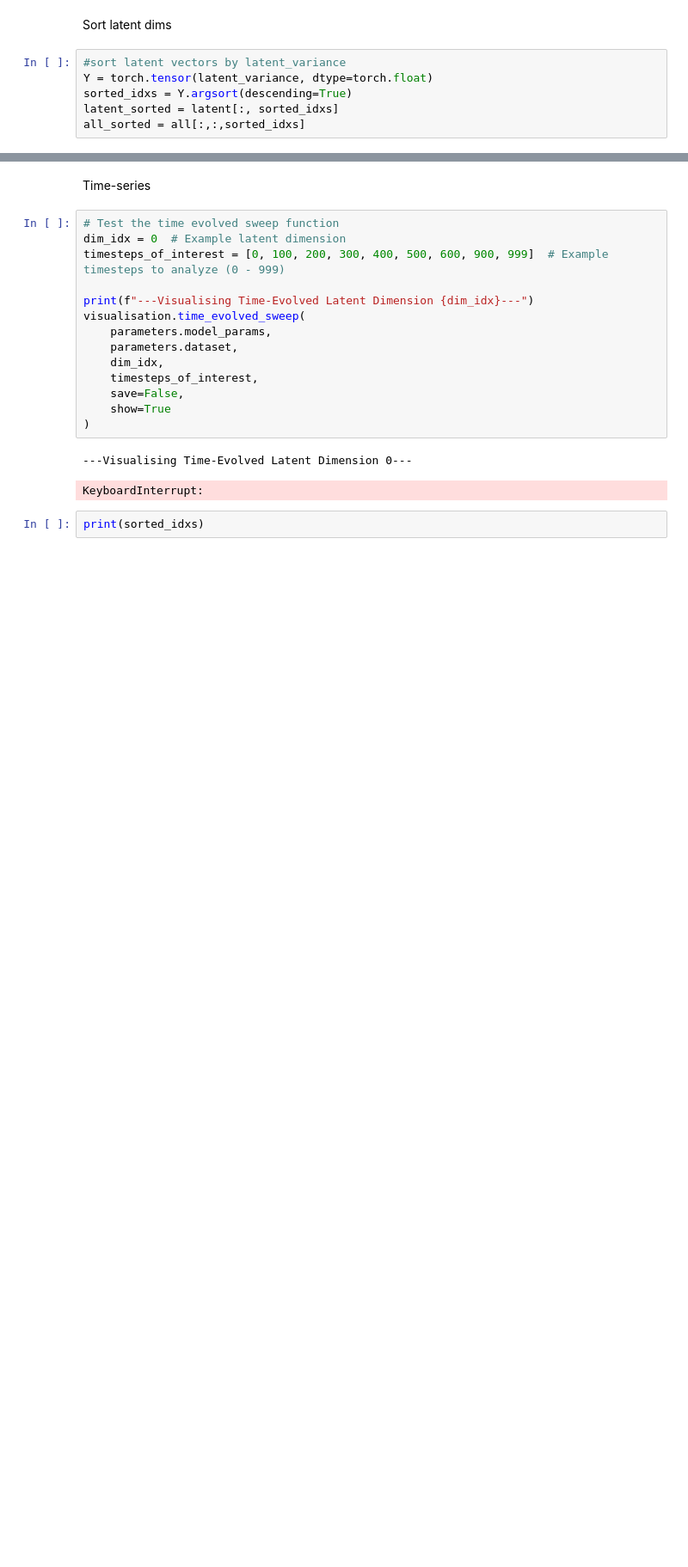
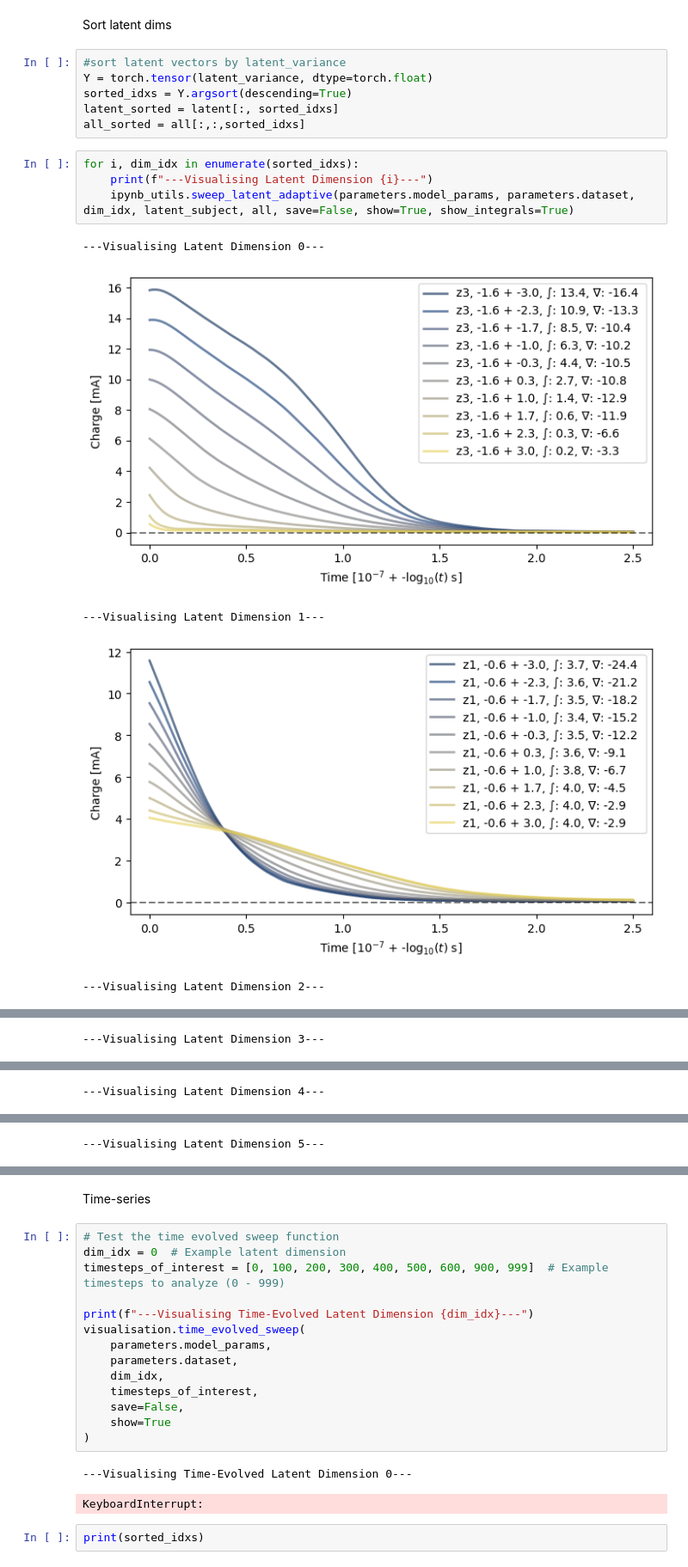
Before and after one commit to rayyyd/ML_charge_modeling, a Jupyter notebook: parameter_tuning/interpretability.ipynb, the cells around one changed output, grey strips where cells are left out. Shown at 86% size. Saved outputs shown, nothing was run; the diff lists cells and outputs as text; blank space fills up the shorter version.

```diff
--- a/parameter_tuning/interpretability.ipynb
+++ b/parameter_tuning/interpretability.ipynb
@@ -198,3 +196,13 @@ Y = torch.tensor(latent_variance, dtype=torch.float)
 sorted_idxs = Y.argsort(descending=True)
 latent_sorted = latent[:, sorted_idxs]
 all_sorted = all[:,:,sorted_idxs]
+# %%
+for i, dim_idx in enumerate(sorted_idxs):
+    print(f"---Visualising Latent Dimension {i}---")
+    ipynb_utils.sweep_latent_adaptive(parameters.model_params, parameters.dataset, dim_idx, latent_subject, all, save=False, show=True, show_integrals=True)
+# %% [output]
+---Visualising Latent Dimension 0---
+[figure, added]
+---Visualising Latent Dimension 1---
+[figure, added]
+---Visualising Latent Dimension 2---
@@ -200,0 +210 @@ all_sorted = all[:,:,sorted_idxs]
+---Visualising Latent Dimension 3---
@@ -200,0 +212 @@ all_sorted = all[:,:,sorted_idxs]
+---Visualising Latent Dimension 4---
@@ -200,0 +214 @@ all_sorted = all[:,:,sorted_idxs]
+---Visualising Latent Dimension 5---
```
Also changed, not shown: parts of 19 cells of this notebook, 4 other files.
